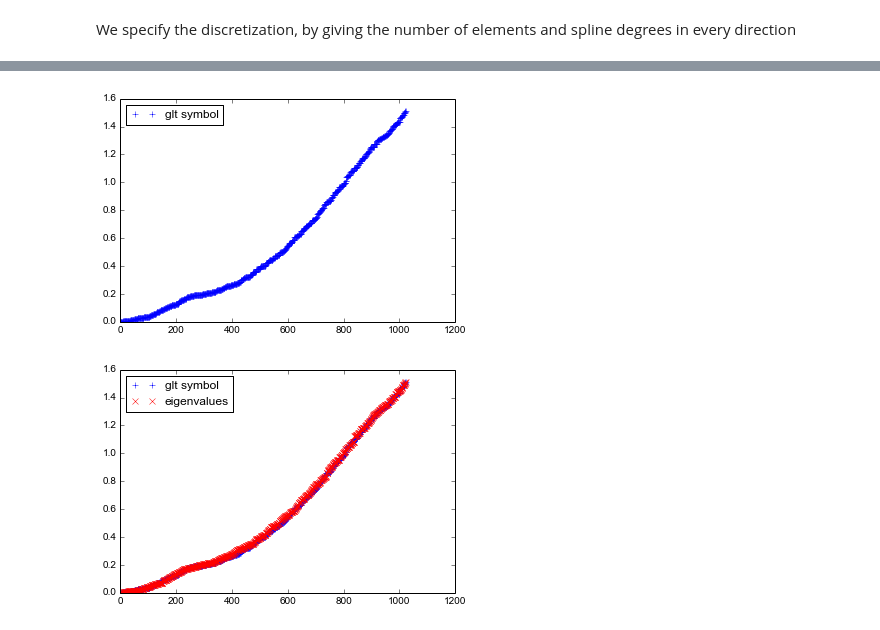
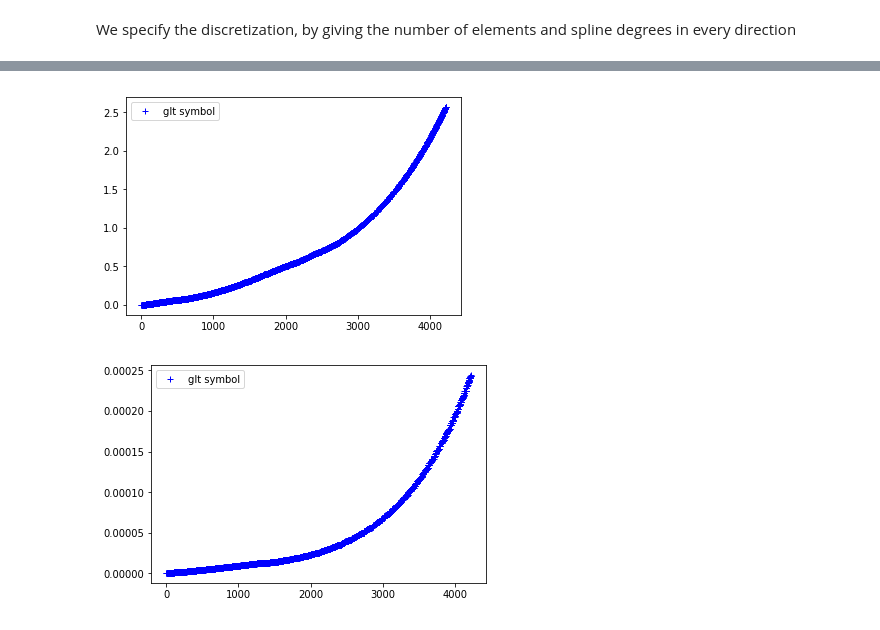
Before and after one commit to pyccel/GeLaTo, a Jupyter notebook: notebooks/tutorials/getting_started_6.ipynb, the cells around one changed output, grey strips where cells are left out. Cells and saved outputs as stored; diff of their text form; code cells hidden in the pictures.

```diff
--- a/notebooks/tutorials/getting_started_6.ipynb
+++ b/notebooks/tutorials/getting_started_6.ipynb
@@ -118,3 +77,5 @@ discretization = {"n_elements": [32,32], "degrees": [2,2]}
+# %%
+with_matrix = False
 # %%
 pde = construct_pde(filename="../../glt/tests/2d/inputs/anisotropic_diffusion_2.vl",
                     mapping=mapping,
@@ -133,27 +98,61 @@ expr = run(form, functions = {"b1": b1, "b2": b2})
 # %%
 from glt.expression import glt_approximate_eigenvalues
-t = glt_approximate_eigenvalues(expr, discretization)
+t = glt_approximate_eigenvalues(expr_a, discretization)
 t.sort()
 plt.plot(t, "+b", label="glt symbol")
+# ...
+if with_matrix:
+    # ... assembling the linear system
+    form_a.assembler.assemble()
+    # ...
+
+    # ...
+    from scipy.linalg import eig
+    M = form_a.matrix.get().todense()
+    w, v = eig(M)
+    wr = w.real
+    wr.sort()
+    plt.plot(wr, "xr", label="eigenvalues")
+    # ...
+# ...
 plt.legend(loc=2);
 # %% [output]
-[figure, old version]
+[figure, new version]
+# %%
+pde2 = construct_pde(filename="../../glt/tests/2d/inputs/mass.vl",
+                    mapping=mapping,
+                    discretization=discretization)
+
+form_c = pde2["c"]
+
+# ... compute the glt symbol and evaluate it
+from glt.expression import glt_symbol_from_weak_formulation
+
+expr_c = glt_symbol_from_weak_formulation(form_c,
+                                          verbose=False, evaluate=True,
+                                          discretization=discretization)
+# ...
 # %%
 from glt.expression import glt_approximate_eigenvalues
-t = glt_approximate_eigenvalues(expr, discretization)
+t = glt_approximate_eigenvalues(expr_c, discretization)
 t.sort()
 plt.plot(t, "+b", label="glt symbol")
 # ...
-if True:
+
+if with_matrix:
+    # ... assembling the linear system
+    form_c.assembler.assemble()
+    # ...
+
     # ...
     from scipy.linalg import eig
-    M = form.matrix.get().todense()
+    M = form_c.matrix.get().todense()
     w, v = eig(M)
     wr = w.real
     wr.sort()
     plt.plot(wr, "xr", label="eigenvalues")
     # ...
 # ...
 plt.legend(loc=2);
 # %% [output]
-[figure, old version]
+[figure, new version]
```
Also changed, not shown: parts of 12 cells of this notebook, 1 other file.
